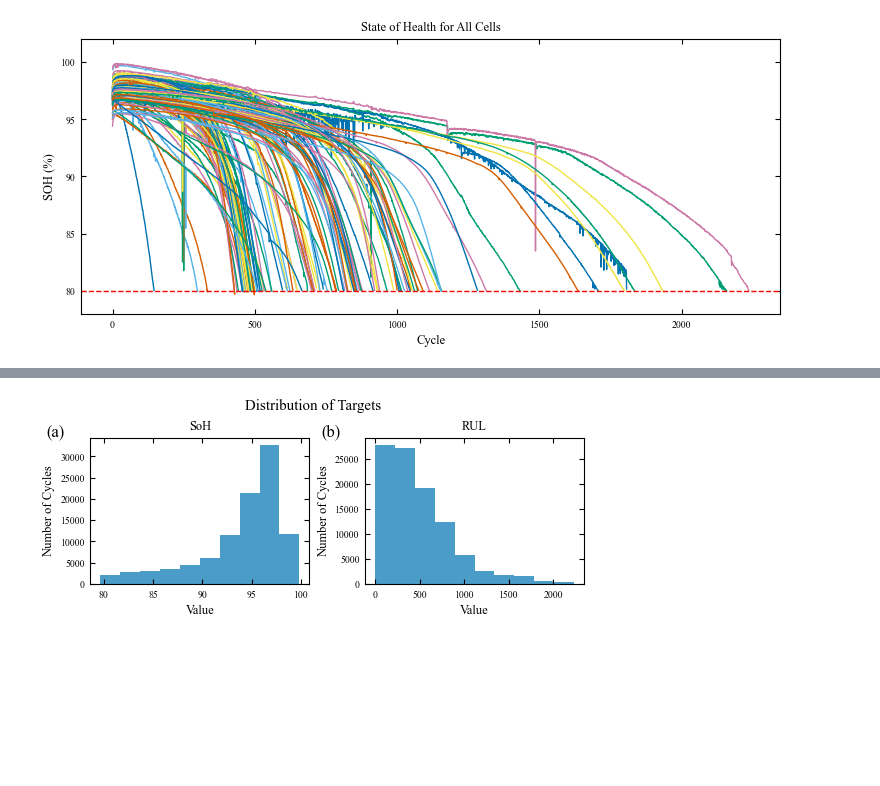
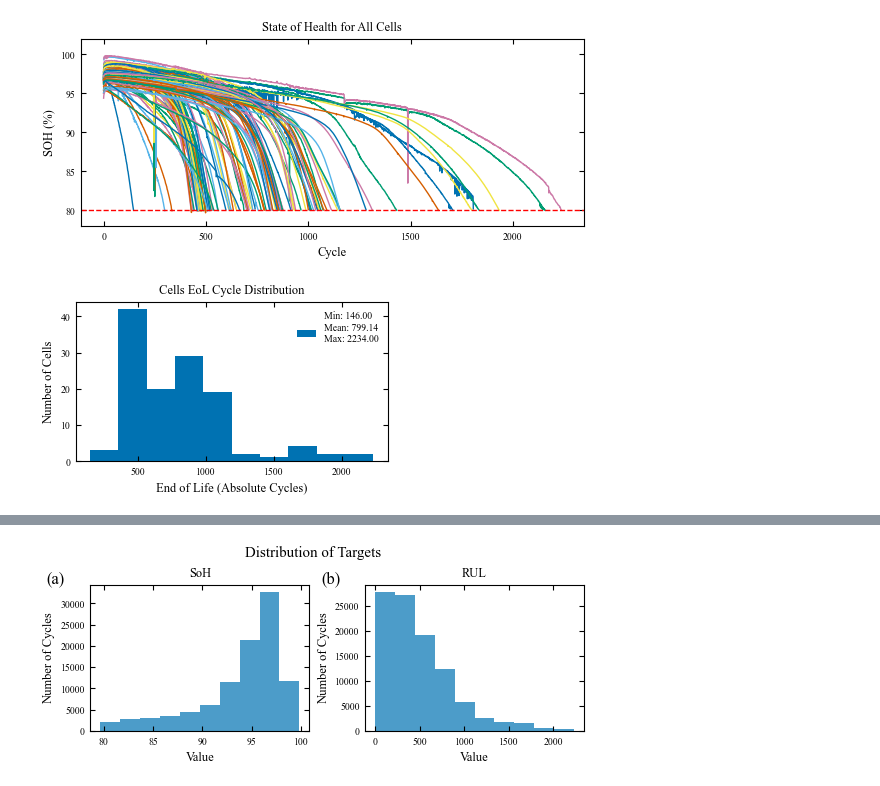
Before and after one commit to gabriel-buzzi/battery-soh-rul-modeling, a Jupyter notebook: notebooks/data_analysis/20250725-gbs-features.ipynb, the cells around one changed output, grey strips where cells are left out. Drawn from its saved outputs; the diff is of its cells as text; code cells hidden in the pictures; blank space fills up the shorter version.

Commit message:
Add figures of RUL and Throughput distributions

```diff
--- a/notebooks/data_analysis/20250725-gbs-features.ipynb
+++ b/notebooks/data_analysis/20250725-gbs-features.ipynb
@@ -49,33 +49,56 @@ features_df = pd.read_parquet(features_data_path)
 # %%
 def plot_all_cell_soh(
     data: pd.DataFrame,
     save_path: str = None
     ) -> None:
-    fig, ax = create_figure(layout_type="double_column", aspect_ratio=85/190)
+    fig, ax = create_figure(layout_type="one_and_a_half", aspect_ratio=85/190)
     for i, (_, cell_data) in enumerate(data.groupby('cell')):
         cell_data.sort_values('cycle', inplace=True)
         ax.plot(
             cell_data['cycle'],
             cell_data['SOH'],
             color=f"C{i}",
             #alpha=0.4
         )
     ax.axhline(80, color='red', linestyle='--', label='80% SOH Threshold')
 
     ax.set_ylim(78, 102)
     ax.set_xlabel('Cycle')
     ax.set_ylabel('SOH (%)')
     ax.set_title('State of Health for All Cells')
     if save_path:
         plt.savefig(save_path, dpi=300, bbox_inches='tight')
     plt.show()
 
 plot_all_cell_soh(
     features_df,
     save_path=(
-        figures_folder / 'voltage.png'
+        figures_folder / 'all_cells_soh.png'
         if SAVE_FIGURES else None
     )
 )
 # %% [output]
-[figure, old version]
+[figure, new version]
+# %%
+fig, ax = create_figure(layout_type="single")
+
+cycle_lives_cycles = features_df.groupby("cell").agg({"RUL": "max"})["RUL"]
+
+ax.hist(
+    cycle_lives_cycles,
+    label=(
+        f"Min: {cycle_lives_cycles.min():.2f}\n"
+        f"Mean: {cycle_lives_cycles.mean():.2f}\n"
+        f"Max: {cycle_lives_cycles.max():.2f}\n"
+    ),
+)
+ax.set_xlabel("End of Life (Absolute Cycles)")
+ax.set_ylabel("Number of Cells")
+ax.set_title("Cells EoL Cycle Distribution")
+ax.legend()
+fig.savefig(
+    figures_folder / 'cycle_life_dist_cycles.png'
+    if SAVE_FIGURES else None
+)
+# %% [output]
+[figure, added]
```
Also changed, not shown: parts of 2 cells of this notebook.
